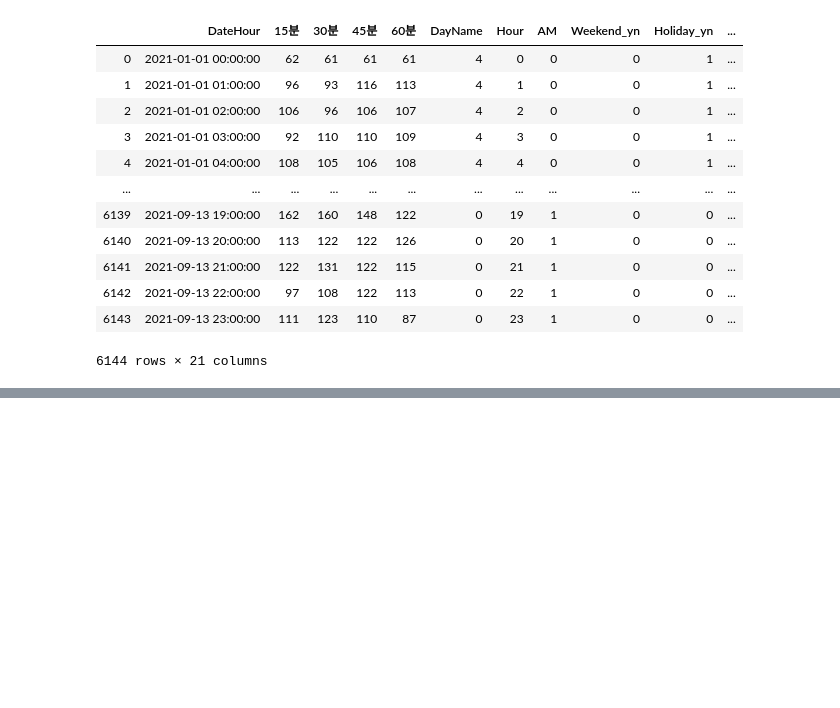
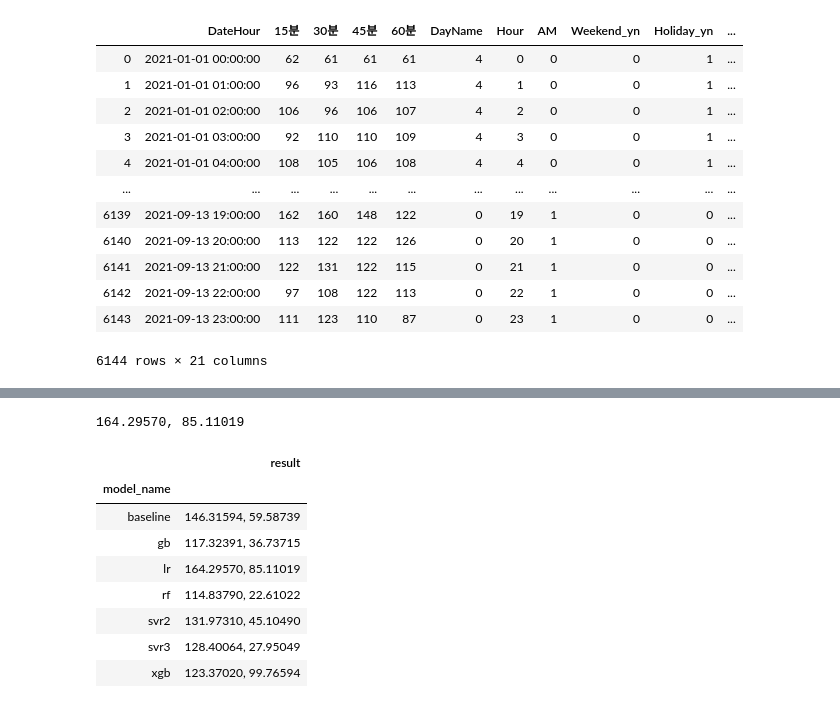
Before and after one commit to sunkusun9/DS_lv3_2408, a Jupyter notebook: sec_ds_lv3_prob3_kaggle.ipynb, the cells around one changed output, grey strips where cells are left out. Saved outputs shown, nothing was run; the diff lists cells and outputs as text; code cells hidden in the pictures; blank space fills up the shorter version.

```diff
--- a/sec_ds_lv3_prob3_kaggle.ipynb
+++ b/sec_ds_lv3_prob3_kaggle.ipynb
@@ -223,0 +173,32 @@ mean_absolute_error(s_kaggle_ans, prd)
+# %%
+from sklearn.metrics import mean_absolute_error
+
+# Step1-2: 검증 루틴을 만듭니다.
+# 모델 검증 루틴입니다.
+def eval_model(model_name, model):
+    # make_pipeline에 포함된 ColumnTransformer가 변수 선택까지 해주므로 가용한 모든 변수를 사용하여 학습을 할 수 있습니다.
+    model.fit(df_train[X_all], df_train['target'])
+    # 검증 결과를 보이고
+    s = "{:.5f}, {:.5f}".format(
+        mean_absolute_error(df_valid['target'], model.predict(df_valid[X_all])),
+        mean_absolute_error(df_train['target'], model.predict(df_train[X_all]))
+    )
+    print(s)
+    # 기록합니다.
+    s_hist.append(pd.Series([model_name, s], index=['model_name', 'result']))
+    # 모델별로 마지막 수행결과를 보입니다.
+    display(pd.DataFrame(s_hist).groupby('model_name').last())
+
+# Step 3: 모델 선택 루틴을 만듭니다.
+# 모델 선택 루틴입니다.
+def select_model(model):
+    # 주어진 학습셋을 모두 사용하여 선택한 모델을 학습시킵니다.
+    model.fit(df_prob6_train[X_all], df_prob6_train['target'])
+    # 평가셋에 대한 예측을 합니다.
+    prd = model.predict(df_prob6_test[X_all])
+    # 평가 결과를 기록합니다.
+    pd.DataFrame({
+        'DateHour': df_prob6_test['DateHour'],
+        'TotalHour': prd
+    }).to_csv('answer6.csv', index=None) # index=None을 하여 인덱스를 포함시키지 않습니다.
+    return prd
@@ -223,0 +382,23 @@ mean_absolute_error(s_kaggle_ans, prd)
+# %%
+from sklearn.linear_model import LinearRegression
+
+# LinearRegression
+ct = ColumnTransformer([
+    ('ohe', OneHotEncoder(drop='first', categories='auto'), ['DayName']), # 'DayName' OneHotEncoder drop='first'
+    ('std', StandardScaler(), ['TotalHour'] + ['lag_{}'.format(i) for i in range(1, 7)]), # 'TotalHour', lag_1 ~ 6  StandardScaler
+    ('pt', 'passthrough', ['AM']) # 'AM' 'passthrough'
+])
+
+reg_lr = make_pipeline(ct, LinearRegression())
+eval_model('lr', reg_lr)
+# %% [output]
+164.29570, 85.11019
+|  | result |
+| model_name |  |
+| baseline | 146.31594, 59.58739 |
+| gb | 117.32391, 36.73715 |
+| lr | 164.29570, 85.11019 |
+| rf | 114.83790, 22.61022 |
+| svr2 | 131.97310, 45.10490 |
+| svr3 | 128.40064, 27.95049 |
+| xgb | 123.37020, 99.76594 |
```
Also changed, not shown: parts of 32 cells of this notebook.
